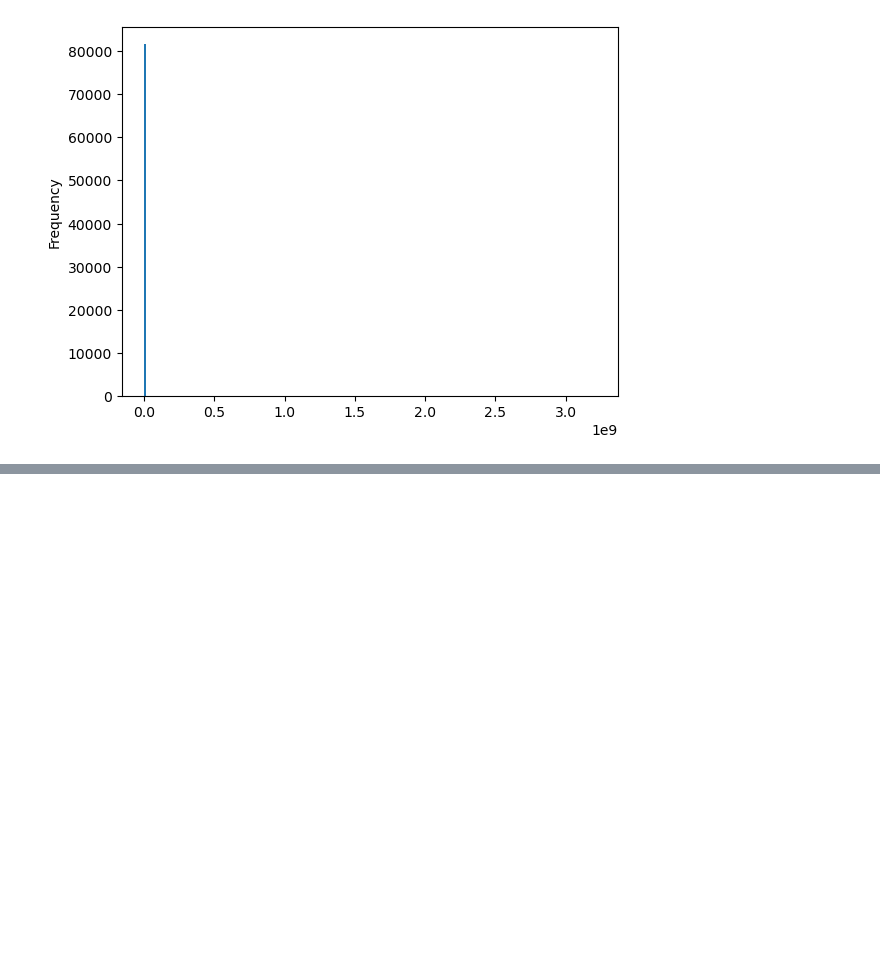
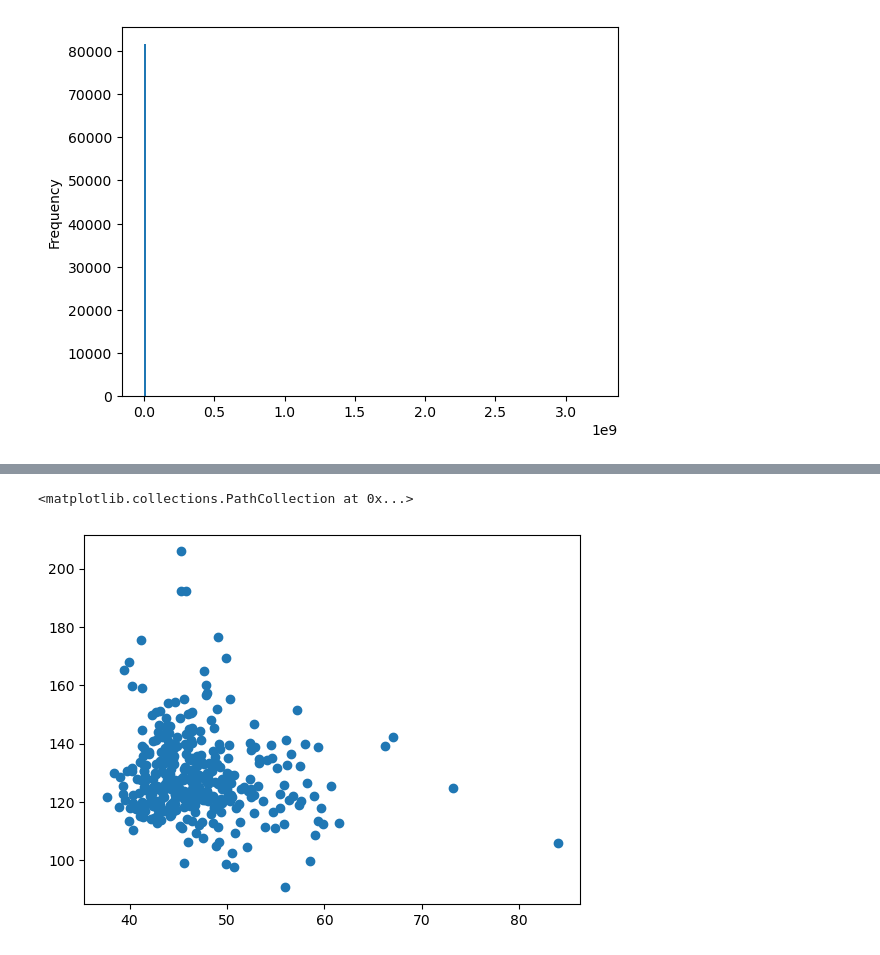
Before and after one commit to jaimemcc/fenestrations, a Jupyter notebook: notebooks/summary_analysis.ipynb, the cells around one changed output, grey strips where cells are left out. Cells and saved outputs as stored; diff of their text form; code cells hidden in the pictures; blank space fills up the shorter version.

```diff
--- a/notebooks/summary_analysis.ipynb
+++ b/notebooks/summary_analysis.ipynb
@@ -386,0 +582,5 @@ Name: diameter_area, dtype: float64
+# %%
+plt.scatter(summary_df.mean_diameter_area_nm.values, summary_df.mean_cluster_neighbor_distance_nm.values)
+# %% [output]
+<matplotlib.collections.PathCollection at 0x...>
+[figure, added]
```
Also changed, not shown: parts of 8 cells of this notebook, 4 other files.
